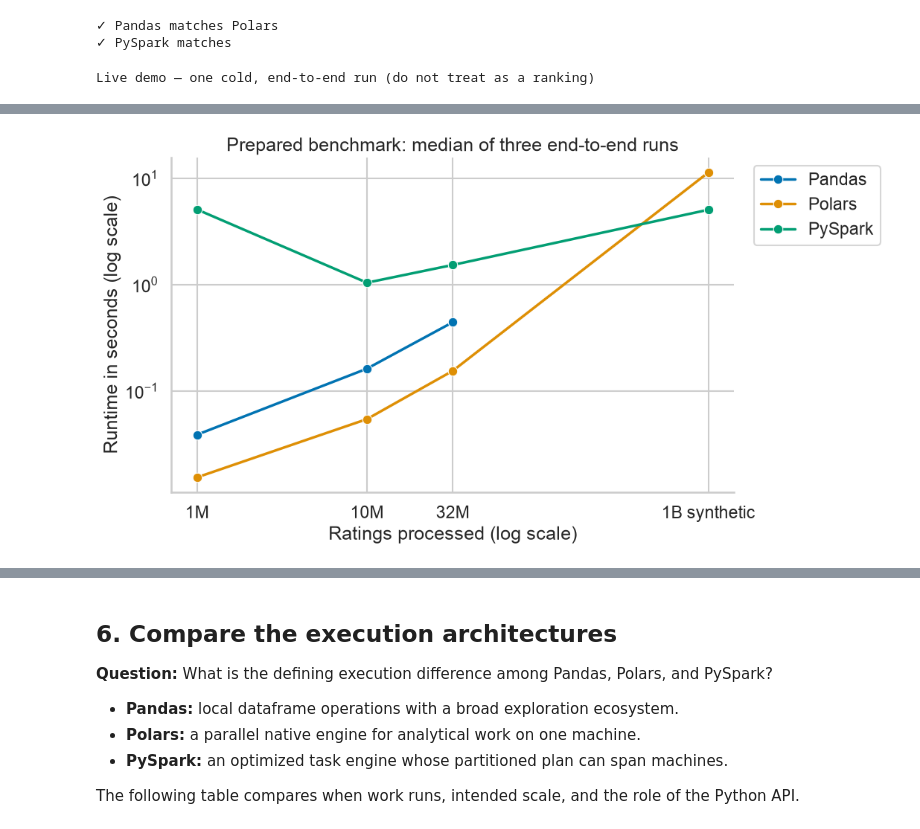
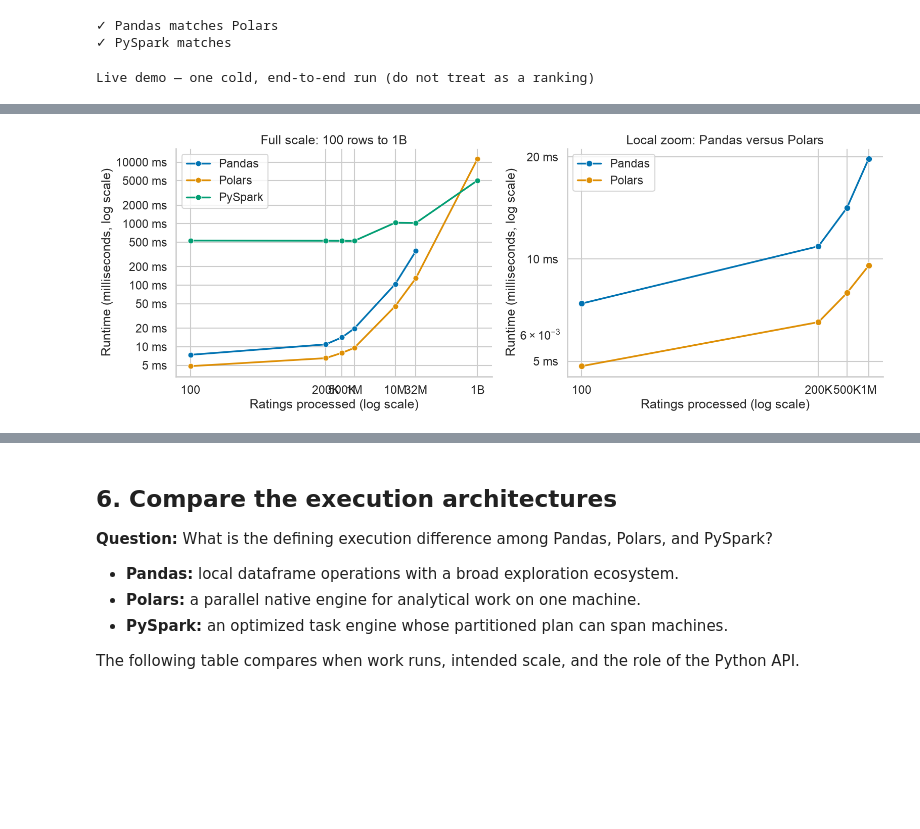
Before and after one commit to Kedar-V/data-processing-frameworks-demo, a Jupyter notebook: notebooks/movielens_dataframe_engines_simple.ipynb, the cells around one changed output, grey strips where cells are left out. Drawn from its saved outputs; the diff is of its cells as text; code cells hidden in the pictures; blank space fills up the shorter version.

Commit message:
add small-scale crossover benchmarks
Show measured behavior from 100 rows upward and make the Pandas–Polars comparison reproducible.

Co-authored-by: Cursor <cursoragent@cursor.com>

```diff
--- a/notebooks/movielens_dataframe_engines_simple.ipynb
+++ b/notebooks/movielens_dataframe_engines_simple.ipynb
@@ -591,7 +591,42 @@ display(
     live.style.format({"rows": "{:,}", "runtime_seconds": "{:.3f}"}).hide(axis="index")
 )
 
-fig, ax = plt.subplots(figsize=(11, 6))
+local_comparison = (
+    prepared[prepared["framework"].isin(["Pandas", "Polars"])]
+    .pivot(index="rows", columns="framework", values="runtime_seconds")
+    .dropna()
+    .reset_index()
+)
+local_comparison["Polars speedup"] = (
+    local_comparison["Pandas"] / local_comparison["Polars"]
+)
+first_win = local_comparison.loc[
+    local_comparison["Polars"] < local_comparison["Pandas"], "rows"
+].min()
+smallest_test = local_comparison["rows"].min()
+if first_win == smallest_test:
+    print(
+        f"Polars is already faster at {first_win:,} rows; "
+        "the crossover is below the tested range for this workload."
+    )
+else:
+    print(f"First observed Polars win: {first_win:,} rows")
+
+display(
+    local_comparison[local_comparison["rows"] <= 1_000_000]
+    .style.format(
+        {
+            "rows": "{:,}",
+            "Pandas": "{:.4f}s",
+            "Polars": "{:.4f}s",
+            "Polars speedup": "{:.2f}×",
+        }
+    )
+    .hide(axis="index")
+)
+
+fig, axes = plt.subplots(1, 2, figsize=(16, 6))
+
 sns.lineplot(
     data=prepared,
     x="rows",
@@ -600,21 +635,56 @@ sns.lineplot(
     marker="o",
     palette=FRAMEWORK_COLORS,
     linewidth=2.5,
+    markersize=8,
+    ax=axes[0],
+)
+axes[0].set_xscale("log")
+axes[0].set_yscale("log")
+axes[0].set(
+    title="Full scale: 100 rows to 1B",
+    xlabel="Ratings processed (log scale)",
+    ylabel="Runtime (milliseconds, log scale)",
+)
+axes[0].set_xticks(
+    [100, 200_000, 500_000, 1_000_000, 10_000_000, 32_000_000, 1_024_006_528],
+    labels=["100", "200K", "500K", "1M", "10M", "32M", "1B"],
+)
+axes[0].legend(title="")
+
+small_local = prepared[
+    prepared["framework"].isin(["Pandas", "Polars"]) & (prepared["rows"] <= 1_000_000)
+]
+sns.lineplot(
+    data=small_local,
+    x="rows",
+    y="runtime_seconds",
+    hue="framework",
+    marker="o",
+    palette=FRAMEWORK_COLORS,
+    linewidth=2.5,
     markersize=9,
-    ax=ax,
+    ax=axes[1],
 )
-ax.set_xscale("log")
-ax.set_yscale("log")
-ax.set(
-    title="Prepared benchmark: median of three end-to-end runs",
+axes[1].set_xscale("log")
+axes[1].set_yscale("log")
+axes[1].set(
+    title="Local zoom: Pandas versus Polars",
     xlabel="Ratings processed (log scale)",
-    ylabel="Runtime in seconds (log scale)",
+    ylabel="Runtime (milliseconds, log scale)",
 )
-ax.set_xticks(
-    [1_000_000, 10_000_000, 32_000_000, 1_024_006_528],
-    labels=["1M", "10M", "32M", "1B synthetic"],
+axes[1].set_xticks(
+    [100, 200_000, 500_000, 1_000_000],
+    labels=["100", "200K", "500K", "1M"],
 )
-ax.legend(title="", bbox_to_anchor=(1.02, 1), loc="upper left")
+axes[1].legend(title="")
+
+from matplotlib.ticker import FuncFormatter, LogLocator
+
+milliseconds_formatter = FuncFormatter(lambda value, _: f"{value * 1_000:g} ms")
+for ax in axes:
+    ax.yaxis.set_major_locator(LogLocator(base=10, subs=(1, 2, 5)))
+    ax.yaxis.set_major_formatter(milliseconds_formatter)
+
 sns.despine()
 plt.tight_layout()
 plt.show()
@@ -627,2 +703,2 @@ Live demo — one cold, end-to-end run (do not treat as a ranking)
-[figure, old version]
+[figure, new version]
 # %% [markdown]
```
Also changed, not shown: parts of 3 cells of this notebook, 5 other files.
